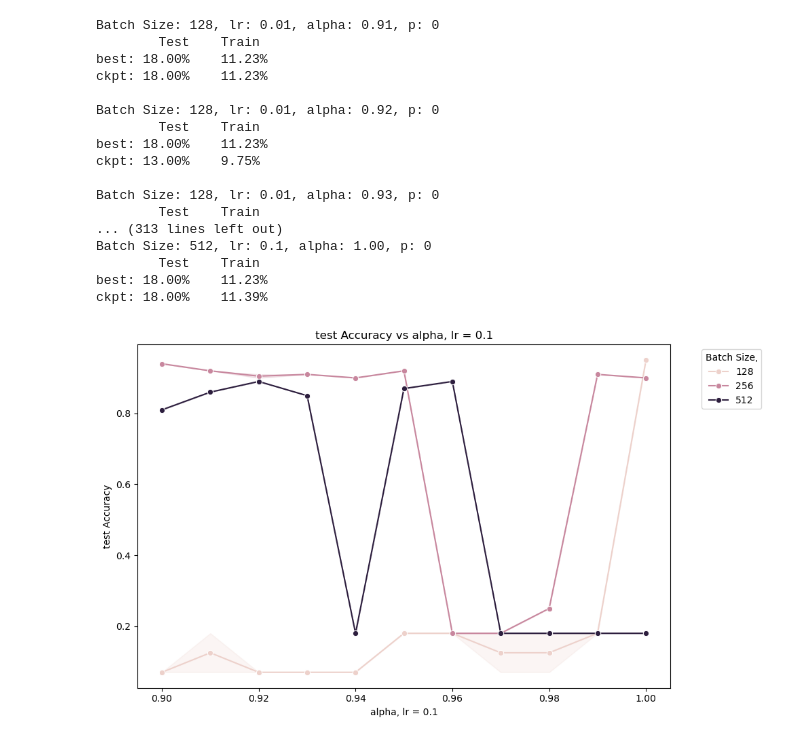
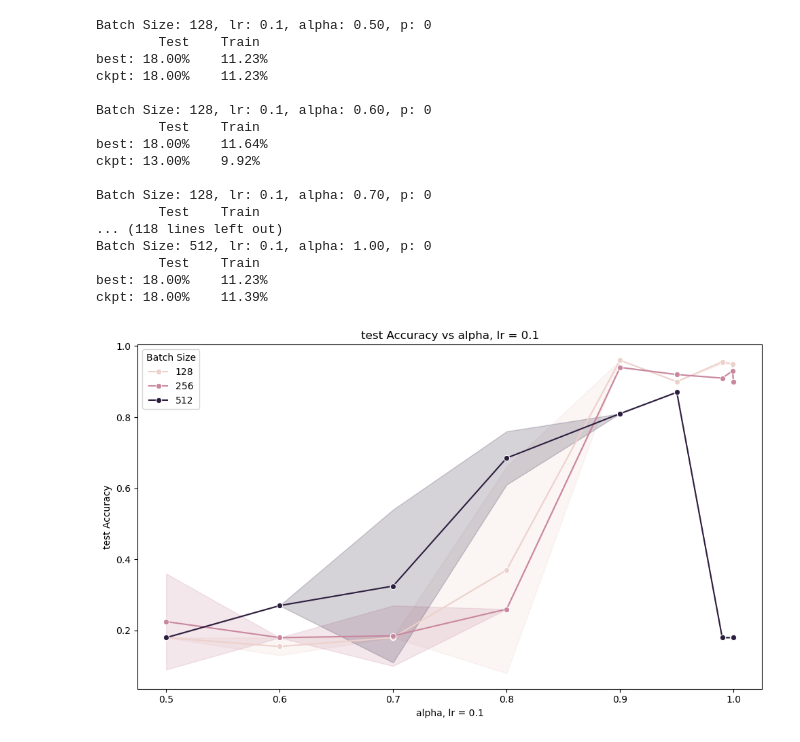
Before and after one commit to Teriyake4/DLG-on-DZ, a Jupyter notebook: test_results_training.ipynb, the cells around one changed output. Saved outputs shown, nothing was run; the diff lists cells and outputs as text; code cells hidden in the pictures.

Commit message:
Experiments

```diff
--- a/test_results_training.ipynb
+++ b/test_results_training.ipynb
@@ -8,7 +8,8 @@ from data import alt_dataset
 from models.lenet import lenet
 from tools.meter import AverageMeter
 # %%
-modelPaths = os.path.join(".", "training/experiment2")
+# experiments = [os.path.join(".", "training/experiment2"), os.path.join(".", "training/experiment3")]
+experiments = [os.path.join(".", "training/experiment4")]
 # %%
 loaders, class_num = alt_dataset("MNIST", 32)
 model = lenet()
@@ -42,7 +43,9 @@ results = pd.DataFrame(columns=[
     "train_acc"
 ])
 # %%
-folders = os.listdir(modelPaths)
+folders = []
+for modelPaths in experiments:
+    folders.extend(os.listdir(modelPaths))
 folders.sort()
 for folder in folders:
     if folder == "training" or not os.path.isdir(os.path.join(modelPaths, folder)):
@@ -70,19 +73,19 @@ for folder in folders:
         print(f"{checkpointType[:-4]}: {100 * testAcc:.2f}%\t{100 * trainAcc:.2f}%")
     print()
 # %% [output]
-Batch Size: 128, lr: 0.01, alpha: 0.91, p: 0
+Batch Size: 128, lr: 0.1, alpha: 0.50, p: 0
         Test    Train
 best: 18.00%    11.23%
 ckpt: 18.00%    11.23%
 
-Batch Size: 128, lr: 0.01, alpha: 0.92, p: 0
+Batch Size: 128, lr: 0.1, alpha: 0.60, p: 0
         Test    Train
-best: 18.00%    11.23%
-ckpt: 13.00%    9.75%
+best: 18.00%    11.64%
+ckpt: 13.00%    9.92%
 
-Batch Size: 128, lr: 0.01, alpha: 0.93, p: 0
+Batch Size: 128, lr: 0.1, alpha: 0.70, p: 0
         Test    Train
-... (313 lines left out)
+... (118 lines left out)
 Batch Size: 512, lr: 0.1, alpha: 1.00, p: 0
         Test    Train
 best: 18.00%    11.23%
@@ -90,23 +93,23 @@ ckpt: 18.00%    11.39%
 # %%
 results_lr_01 = results[results["lr"] == 0.1]
 
 trainOrTest = "test"
 
 plt.figure(figsize=(10, 6))
 sns.lineplot(
     data = results_lr_01,
     x = "alpha",
     y = f"{trainOrTest}_acc",
     hue = "batch_size",
     marker = "o"
 )
 
 plt.title(f"{trainOrTest} Accuracy vs alpha, lr = 0.1")
 plt.xlabel("alpha, lr = 0.1")
 plt.ylabel(f"{trainOrTest} Accuracy")
-plt.legend(title="Batch Size,", bbox_to_anchor=(1.05, 1), loc="upper left")
+plt.legend(title="Batch Size")
 plt.tight_layout()
 
 plt.show()
 # %% [output]
-[figure, old version]
+[figure, new version]
```
Also changed, not shown: 4 other files.
